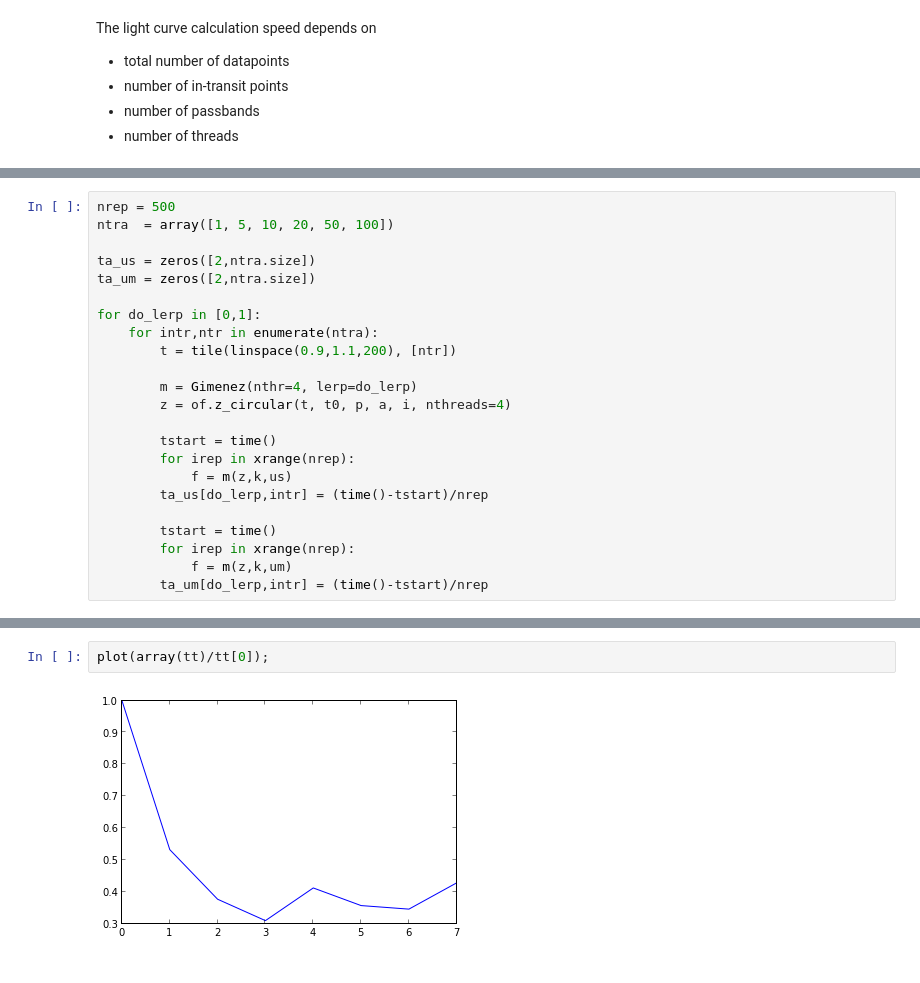
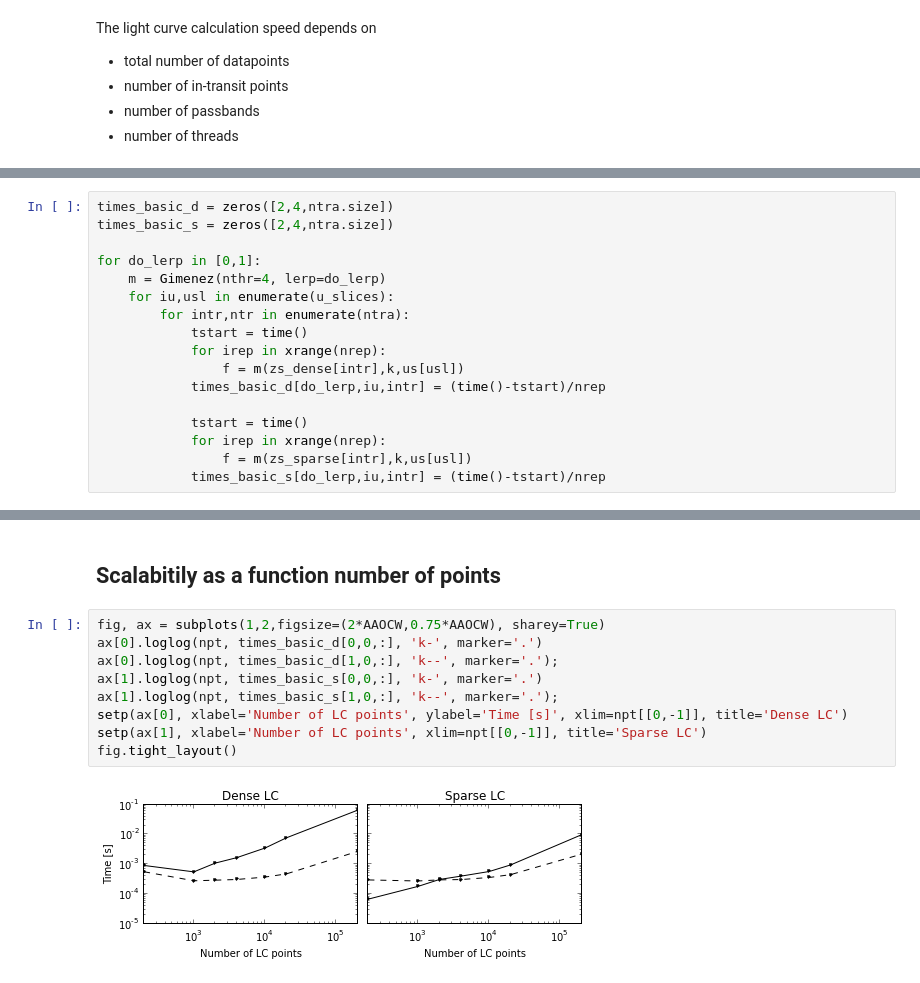
Before and after one commit to hpparvi/PyTransit, a Jupyter notebook: notebooks/Test_scalability.ipynb, the cells around one changed output, grey strips where cells are left out. Saved outputs shown, nothing was run; the diff lists cells and outputs as text.

```diff
--- a/notebooks/Test_scalability.ipynb
+++ b/notebooks/Test_scalability.ipynb
@@ -22,23 +43,17 @@ um = np.array([[0.0+0.08*iu, 0.0+0.025*i] for iu in range(10)])
 # %%
-nrep = 500
-ntra  = array([1, 5, 10, 20, 50, 100])
-
-ta_us = zeros([2,ntra.size])
-ta_um = zeros([2,ntra.size])
+times_basic_d = zeros([2,4,ntra.size])
+times_basic_s = zeros([2,4,ntra.size])
 
 for do_lerp in [0,1]:
-    for intr,ntr in enumerate(ntra):
-        t = tile(linspace(0.9,1.1,200), [ntr])
+    m = Gimenez(nthr=4, lerp=do_lerp)
+    for iu,usl in enumerate(u_slices):
+        for intr,ntr in enumerate(ntra):
+            tstart = time()
+            for irep in xrange(nrep):
+                f = m(zs_dense[intr],k,us[usl])
+            times_basic_d[do_lerp,iu,intr] = (time()-tstart)/nrep
 
-        m = Gimenez(nthr=4, lerp=do_lerp)
-        z = of.z_circular(t, t0, p, a, i, nthreads=4)
-
-        tstart = time()
-        for irep in xrange(nrep):
-            f = m(z,k,us)
-        ta_us[do_lerp,intr] = (time()-tstart)/nrep
-
-        tstart = time()
-        for irep in xrange(nrep):
-            f = m(z,k,um)
-        ta_um[do_lerp,intr] = (time()-tstart)/nrep
+            tstart = time()
+            for irep in xrange(nrep):
+                f = m(zs_sparse[intr],k,us[usl])
+            times_basic_s[do_lerp,iu,intr] = (time()-tstart)/nrep
@@ -71,4 +60,13 @@ for nthr in range(1,9):
-# %%
-plot(array(tt)/tt[0]);
-# %% [output]
-[figure, removed]
+# %% [markdown]
+## Scalabitily as a function number of points
+# %%
+fig, ax = subplots(1,2,figsize=(2*AAOCW,0.75*AAOCW), sharey=True)
+ax[0].loglog(npt, times_basic_d[0,0,:], 'k-', marker='.')
+ax[0].loglog(npt, times_basic_d[1,0,:], 'k--', marker='.');
+ax[1].loglog(npt, times_basic_s[0,0,:], 'k-', marker='.')
+ax[1].loglog(npt, times_basic_s[1,0,:], 'k--', marker='.');
+setp(ax[0], xlabel='Number of LC points', ylabel='Time [s]', xlim=npt[[0,-1]], title='Dense LC')
+setp(ax[1], xlabel='Number of LC points', xlim=npt[[0,-1]], title='Sparse LC')
+fig.tight_layout()
+# %% [output]
+[figure, added]
```
Also changed, not shown: parts of 19 cells of this notebook, 6 other files.
